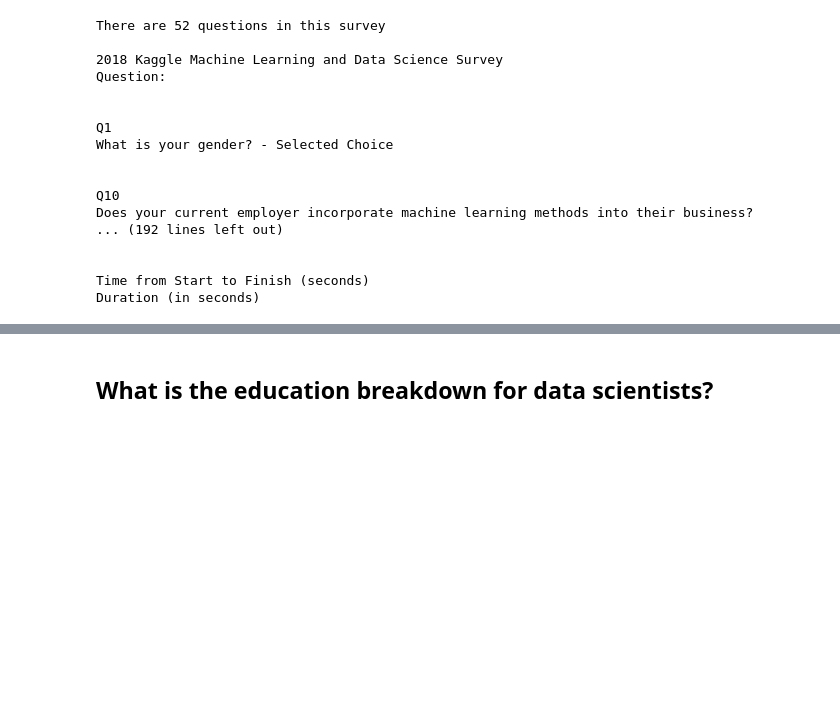
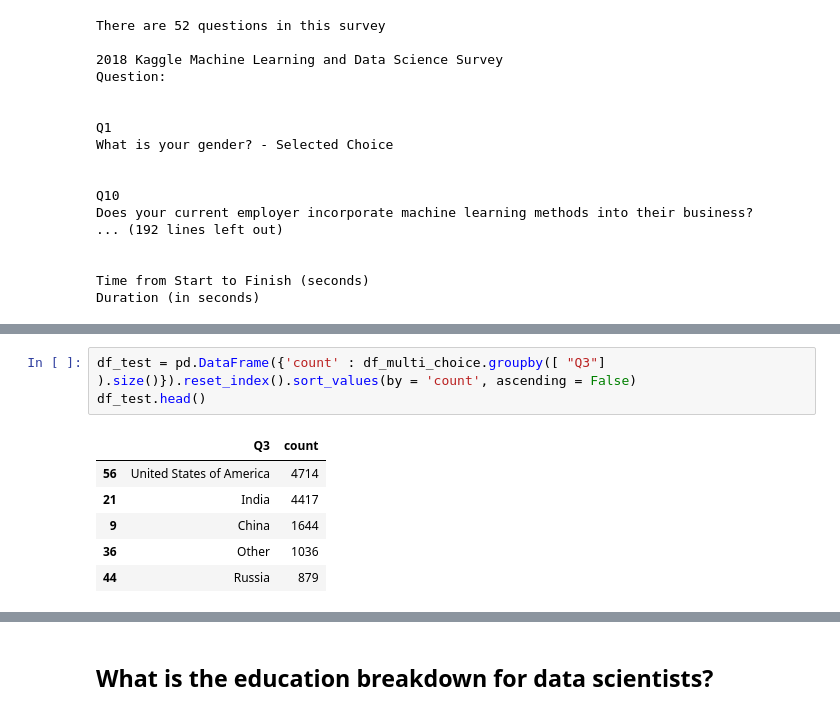
Before and after one commit to adrianlievano/kaggle_data_science_2018_survey, a Jupyter notebook: 2018_data/ds_notebook.ipynb, the cells around one changed output, grey strips where cells are left out. Drawn from its saved outputs; the diff is of its cells as text; blank space fills up the shorter version.

```diff
--- a/2018_data/ds_notebook.ipynb
+++ b/2018_data/ds_notebook.ipynb
@@ -157,0 +164,10 @@ plt.show()
+# %%
+df_test = pd.DataFrame({'count' : df_multi_choice.groupby([ "Q3"] ).size()}).reset_index().sort_values(by = 'count', ascending = False)
+df_test.head()
+# %% [output]
+|  | Q3 | count |
+| 56 | United States of America | 4714 |
+| 21 | India | 4417 |
+| 9 | China | 1644 |
+| 36 | Other | 1036 |
+| 44 | Russia | 879 |
```
Also changed, not shown: parts of 24 cells of this notebook.
